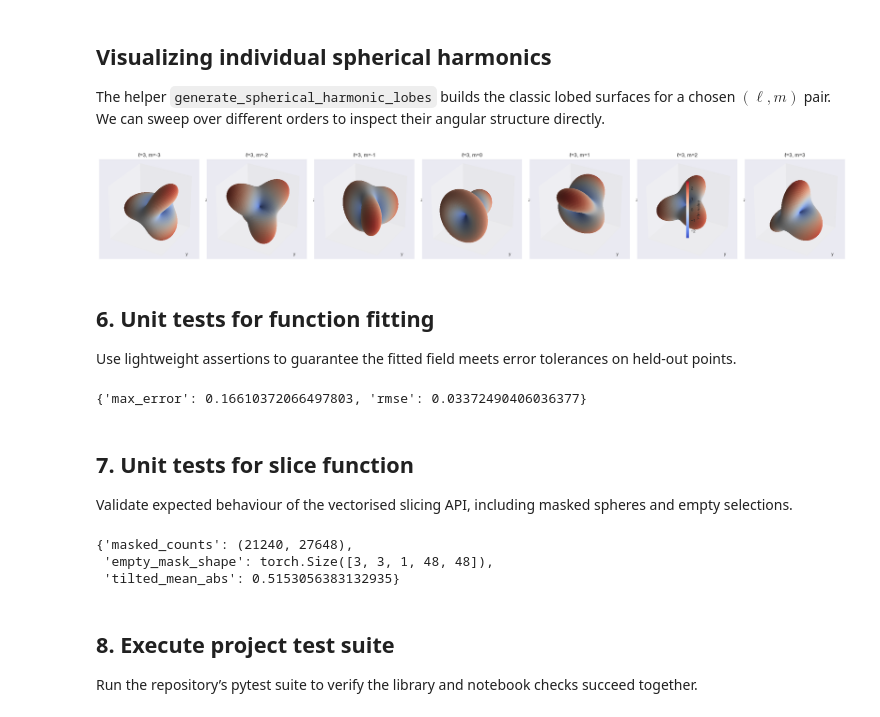
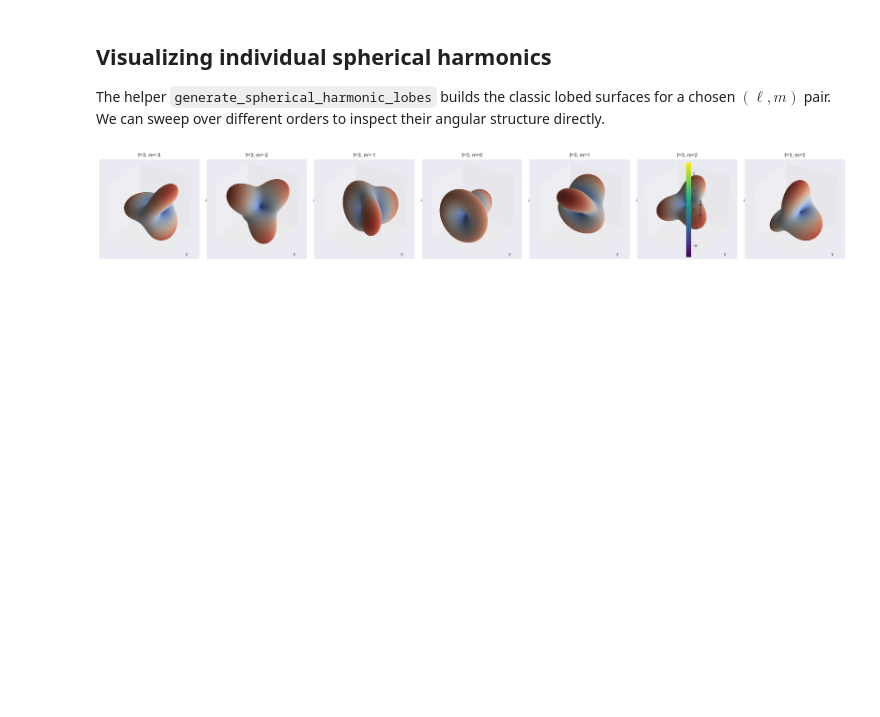
Before and after one commit to lfbarba/smartt, a Jupyter notebook: notebooks/pytt_demo.ipynb, the cells around one changed output. Drawn from its saved outputs; the diff is of its cells as text; code cells hidden in the pictures; blank space fills up the shorter version.

Commit message:
spherical slices

```diff
--- a/notebooks/pytt_demo.ipynb
+++ b/notebooks/pytt_demo.ipynb
@@ -553,99 +553,34 @@ lobes = [
 vmin = min(float(lobe.values.min()) for lobe in lobes)
 vmax = max(float(lobe.values.max()) for lobe in lobes)
 
 fig = plt.figure(figsize=(3.5 * len(m_values), 4))
 for idx, lobe in enumerate(lobes):
     ax = fig.add_subplot(1, len(m_values), idx + 1, projection="3d")
     norm = plt.Normalize(vmin=vmin, vmax=vmax)
-    colors = cm.coolwarm(norm(lobe.values.cpu().numpy()))
+    colors = cm.viridis(norm(lobe.values.cpu().numpy()))
     ax.plot_surface(
         lobe.x.cpu().numpy(),
         lobe.y.cpu().numpy(),
         lobe.z.cpu().numpy(),
         facecolors=colors,
         linewidth=0,
         antialiased=False,
         rstride=1,
         cstride=1,
     )
     ax.set_title(f"ℓ={lobe.l}, m={lobe.m}")
     ax.set_xlabel("x")
     ax.set_ylabel("y")
     ax.set_zlabel("z")
     ax.set_box_aspect([1, 1, 1])
     ax.set_xticks([])
     ax.set_yticks([])
     ax.set_zticks([])
 
-mappable = cm.ScalarMappable(norm=plt.Normalize(vmin=vmin, vmax=vmax), cmap=cm.coolwarm)
+mappable = cm.ScalarMappable(norm=plt.Normalize(vmin=vmin, vmax=vmax), cmap=cm.viridis)
 mappable.set_array([])
-fig.colorbar(mappable, ax=fig.axes, shrink=0.6, label="Yℓm value")
+fig.colorbar(mappable, ax=fig.axes, label="Yℓm value")
 plt.tight_layout()
 plt.show()
 # %% [output]
-[figure, old version]
+[figure, new version]
-# %% [markdown]
-## 6. Unit tests for function fitting
-Use lightweight assertions to guarantee the fitted field meets error tolerances on held-out points.
-# %%
-def test_fit_max_error_below_threshold(threshold: float = 5e-3):
-    eval_points = sample_points_in_sphere(1024, generator=rng).to(truth_field.dtype).unsqueeze(0)
-    with torch.no_grad():
-        truth_eval = truth_field(eval_points)
-        pred_eval = model(eval_points)
-    max_err = torch.max((pred_eval - truth_eval).abs()).item()
-    assert max_err < threshold, f"max error {max_err:.3e} exceeds threshold {threshold:.3e}"
-    return max_err
-
-def test_fit_rmse_below_threshold(threshold: float = 1e-3):
-    eval_points = sample_points_in_sphere(2048, generator=rng).to(truth_field.dtype).unsqueeze(0)
-    with torch.no_grad():
-        truth_eval = truth_field(eval_points)
-        pred_eval = model(eval_points)
-    rmse = torch.sqrt(torch.mean((pred_eval - truth_eval) ** 2)).item()
-    assert rmse < threshold, f"rmse {rmse:.3e} exceeds threshold {threshold:.3e}"
-    return rmse
-
-fit_checks = {
-    "max_error": test_fit_max_error_below_threshold(),
-    "rmse": test_fit_rmse_below_threshold(),
-}
-fit_checks
-# %% [output]
-{'max_error': 0.16610372066497803, 'rmse': 0.03372490406036377}
-# %% [markdown]
-## 7. Unit tests for slice function
-Validate expected behaviour of the vectorised slicing API, including masked spheres and empty selections.
-# %%
-def test_slice_respects_mask():
-    nonzero = (slice_tensor.abs() > 1e-6).sum().item()
-    expected_nonzero = int(mask.sum()) * slice_resolution * slice_resolution
-    assert nonzero <= expected_nonzero + 1e-3 * slice_resolution * slice_resolution, "Masked spheres should remain zero-valued."
-    return nonzero, expected_nonzero
-
-def test_slice_all_masked_zero():
-    empty_mask = torch.zeros_like(mask)
-    output = multi_field.slice(normal, mask=empty_mask, grid_resolution=48)
-    assert torch.allclose(output, torch.zeros_like(output), atol=1e-7)
-    return output.shape
-
-def test_slice_varied_normal():
-    tilted_normal = torch.tensor([0.0, 0.0, 1.0])
-    output = multi_field.slice(tilted_normal, mask=None, grid_resolution=48)
-    assert output.shape == (*multi_dims, 48, 48)
-    central_band = output[..., 24, 24].abs().mean().item()
-    return central_band
-
-slice_checks = {
-    "masked_counts": test_slice_respects_mask(),
-    "empty_mask_shape": test_slice_all_masked_zero(),
-    "tilted_mean_abs": test_slice_varied_normal(),
-}
-slice_checks
-# %% [output]
-{'masked_counts': (21240, 27648),
- 'empty_mask_shape': torch.Size([3, 3, 1, 48, 48]),
- 'tilted_mean_abs': 0.5153056383132935}
-# %% [markdown]
-## 8. Execute project test suite
-Run the repository’s pytest suite to verify the library and notebook checks succeed together.
```
Also changed, not shown: parts of 1 cell of this notebook, 2 other files.
